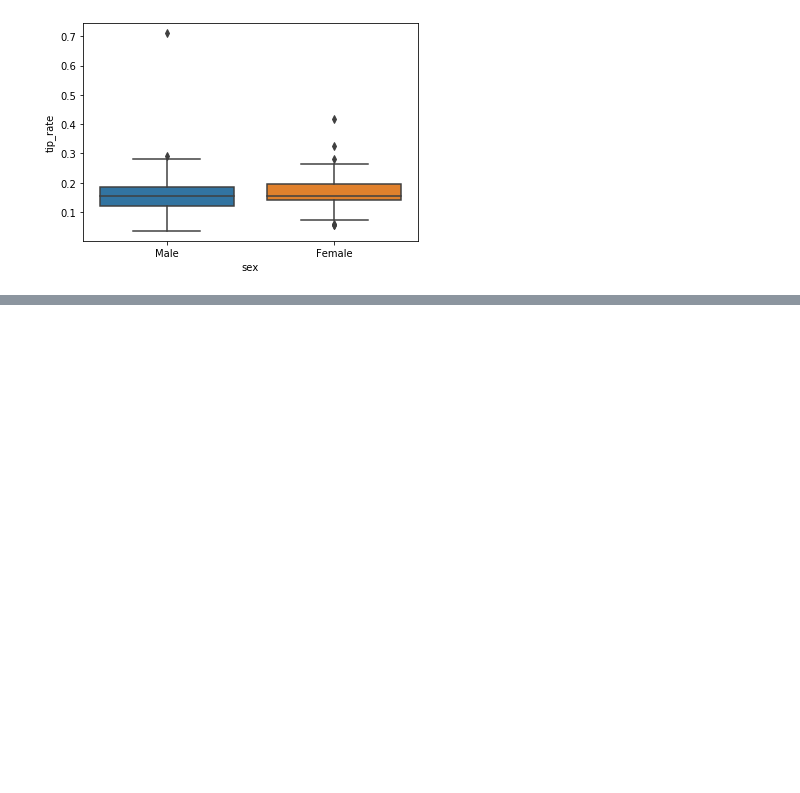
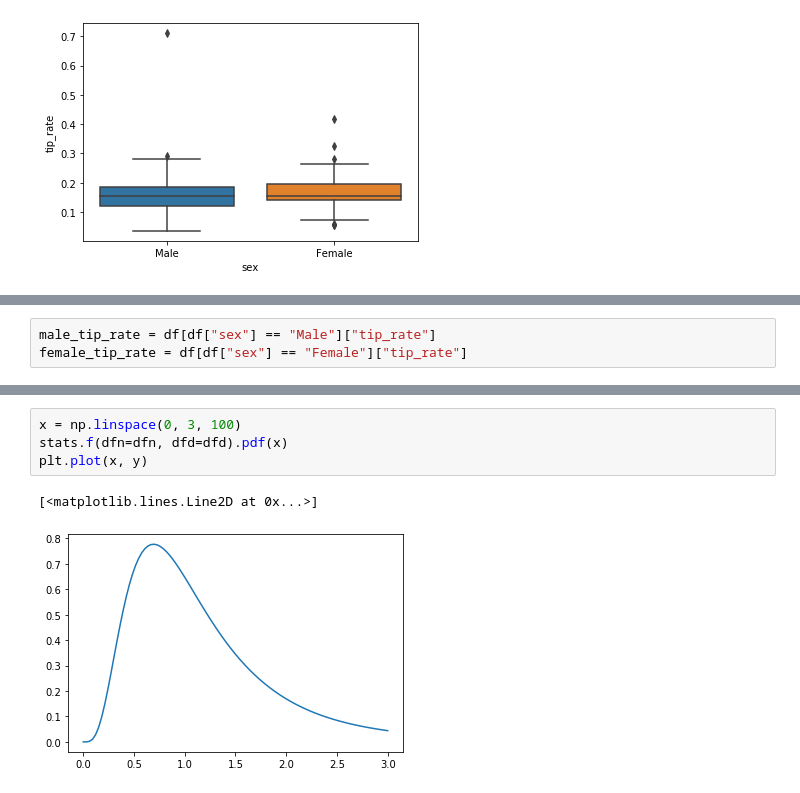
Before and after one commit to fellaini25/kame-python-statistics, a Jupyter notebook: basic-statistics.ipynb, the cells around one changed output, grey strips where cells are left out. Saved outputs shown, nothing was run; the diff lists cells and outputs as text; blank space fills up the shorter version.

```diff
--- a/basic-statistics.ipynb
+++ b/basic-statistics.ipynb
@@ -847,0 +894,3 @@ sns.boxplot(data=df, x="sex", y="tip_rate")
+# %%
+male_tip_rate = df[df["sex"] == "Male"]["tip_rate"]
+female_tip_rate = df[df["sex"] == "Female"]["tip_rate"]
@@ -847,0 +912,7 @@ sns.boxplot(data=df, x="sex", y="tip_rate")
+# %%
+x = np.linspace(0, 3, 100)
+stats.f(dfn=dfn, dfd=dfd).pdf(x)
+plt.plot(x, y)
+# %% [output]
+[<matplotlib.lines.Line2D at 0x...>]
+[figure, added]
```
Also changed, not shown: parts of 15 cells of this notebook.
